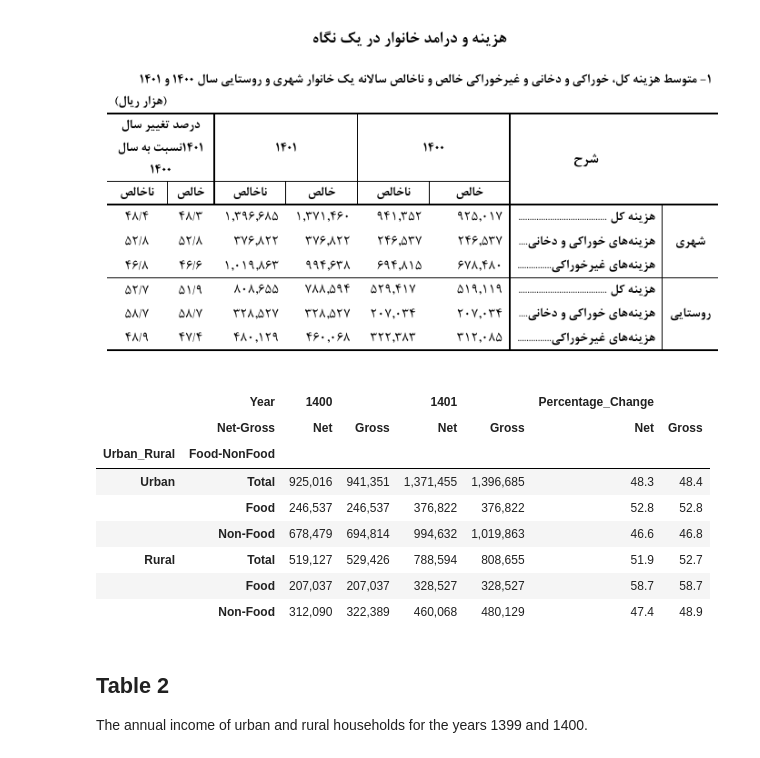
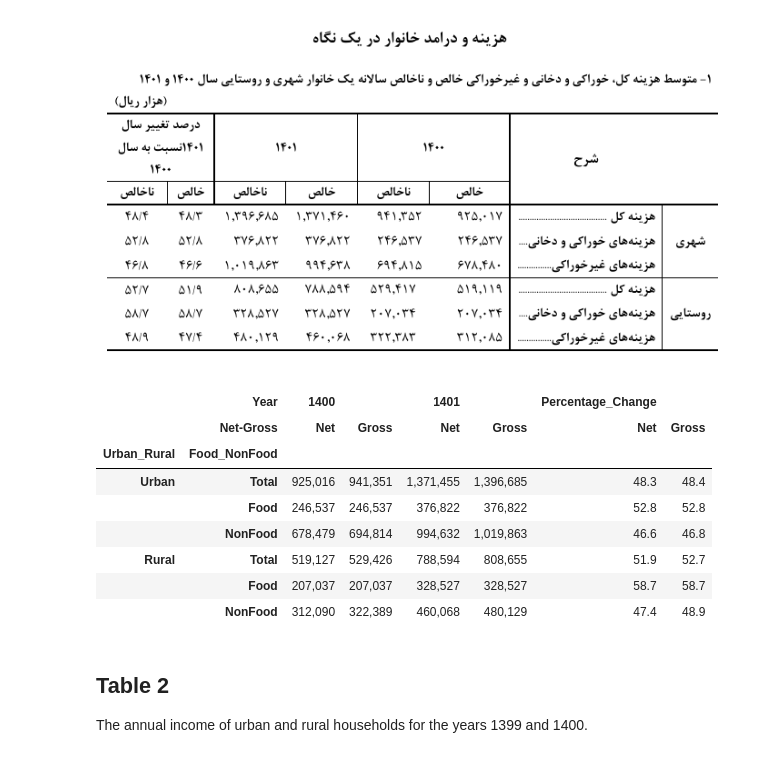
Before and after one commit to Iran-Open-Data/HBSIR_OLD, a Jupyter notebook: examples/ISC/summary_results/1401/summary-results.ipynb, the cells around one changed output. Drawn from its saved outputs; the diff is of its cells as text; code cells hidden in the pictures.

```diff
--- a/examples/ISC/summary_results/1401/summary-results.ipynb
+++ b/examples/ISC/summary_results/1401/summary-results.ipynb
@@ -41,7 +41,7 @@ def sort_key(axis: pd.Index):
     sort_order = {
         "Total": 1,
         "Food": 2,
-        "Non-Food": 3,
+        "NonFood": 3,
         "Urban": 11,
         "Rural": 12,
         "Net": 21,
@@ -56,50 +56,50 @@ def sort_key(axis: pd.Index):
 
 (
     hbsir.load_table("Expenditures", [YEAR-1, YEAR])
-    .pipe(hbsir.add_classification, "Food-NonFood")
-    .groupby(["Year", "ID", "Food-NonFood"])[["Gross_Expenditure", "Net_Expenditure"]].sum()
+    .pipe(hbsir.add_classification, "Food_NonFood")
+    .groupby(["Year", "ID", "Food_NonFood"])[["Gross_Expenditure", "Net_Expenditure"]].sum()
     .rename({"Gross_Expenditure": "Gross", "Net_Expenditure": "Net"}, axis="columns")
     .unstack()
     .pipe(lambda df: df.set_axis(df.columns.to_flat_index(), axis="columns"))
     .pipe(hbsir.add_weight)
     .pipe(
         lambda df: df.apply(lambda s: s.mul(df["Weight"]) if s.name != "Weight" else s)
     )
     .pipe(hbsir.add_attribute, "Urban_Rural")
     .groupby(["Year", "Urban_Rural"]).sum()
     .pipe(
         lambda df: df.apply(lambda s: s.div(df["Weight"]) if s.name != "Weight" else s)
     )
     .drop(columns="Weight")
     .pipe(
         lambda df: df.set_axis(
-            pd.MultiIndex.from_tuples(df.columns, names=["Net-Gross", "Food-NonFood"]),
+            pd.MultiIndex.from_tuples(df.columns, names=["Net-Gross", "Food_NonFood"]),
             axis="columns",
         )
     )
     .stack(0)
-    .eval("Total = Food + `Non-Food`")
+    .eval("Total = Food + `NonFood`")
     .stack()
 
     .div(1000)
     .unstack("Year")
     .assign(Percentage_Change=lambda df: (df[YEAR] / df[YEAR-1] - 1) * 100)
     .unstack("Net-Gross")
     .sort_index(key=sort_key)
     .sort_index(key=sort_key, axis="columns")
     .style.format("{:,.0f}", subset=[YEAR-1, YEAR])
     .format("{:,.1f}", subset=["Percentage_Change"])
 )
 # %% [output]
 |  | Year | 1400 |  | 1401 |  | Percentage_Change |  |
 |  | Net-Gross | Net | Gross | Net | Gross | Net | Gross |
-| Urban_Rural | Food-NonFood |  |  |  |  |  |  |
+| Urban_Rural | Food_NonFood |  |  |  |  |  |  |
 | Urban | Total | 925,016 | 941,351 | 1,371,455 | 1,396,685 | 48.3 | 48.4 |
 |  | Food | 246,537 | 246,537 | 376,822 | 376,822 | 52.8 | 52.8 |
-|  | Non-Food | 678,479 | 694,814 | 994,632 | 1,019,863 | 46.6 | 46.8 |
+|  | NonFood | 678,479 | 694,814 | 994,632 | 1,019,863 | 46.6 | 46.8 |
 | Rural | Total | 519,127 | 529,426 | 788,594 | 808,655 | 51.9 | 52.7 |
 |  | Food | 207,037 | 207,037 | 328,527 | 328,527 | 58.7 | 58.7 |
-|  | Non-Food | 312,090 | 322,389 | 460,068 | 480,129 | 47.4 | 48.9 |
+|  | NonFood | 312,090 | 322,389 | 460,068 | 480,129 | 47.4 | 48.9 |
 # %% [markdown]
 ## Table 2
 The annual income of urban and rural households for the years 1399 and 1400.
```
Also changed, not shown: parts of 1 cell of this notebook, 5 other files.
